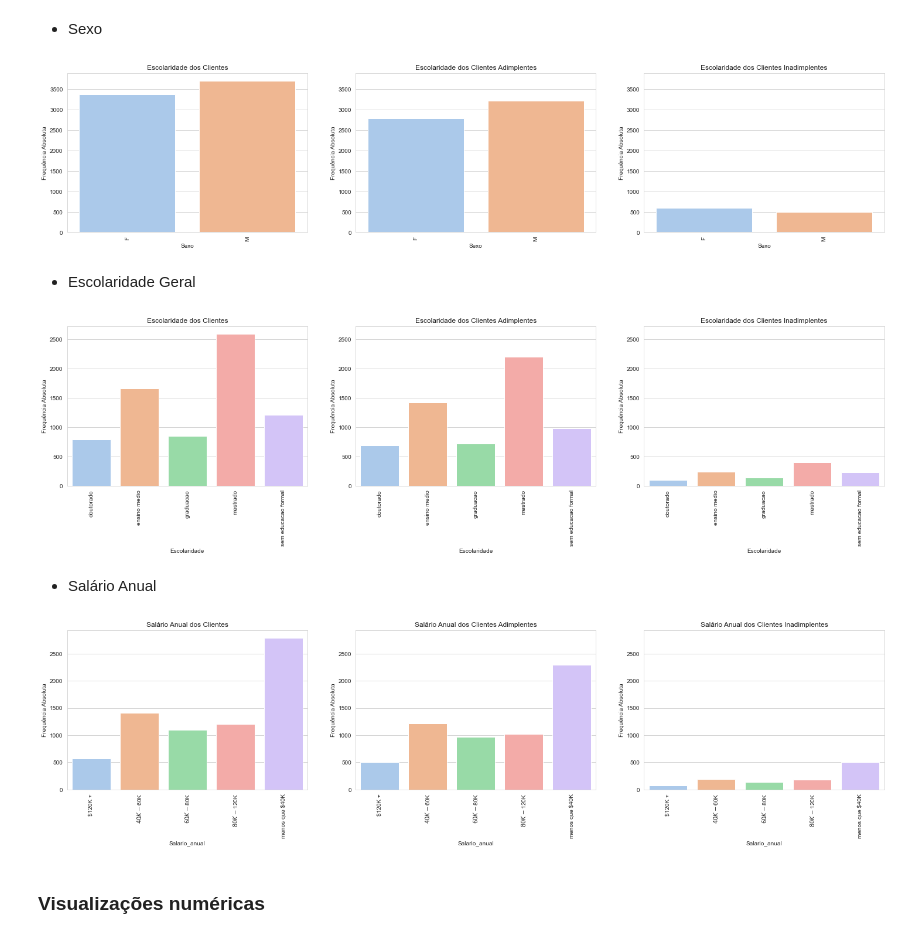
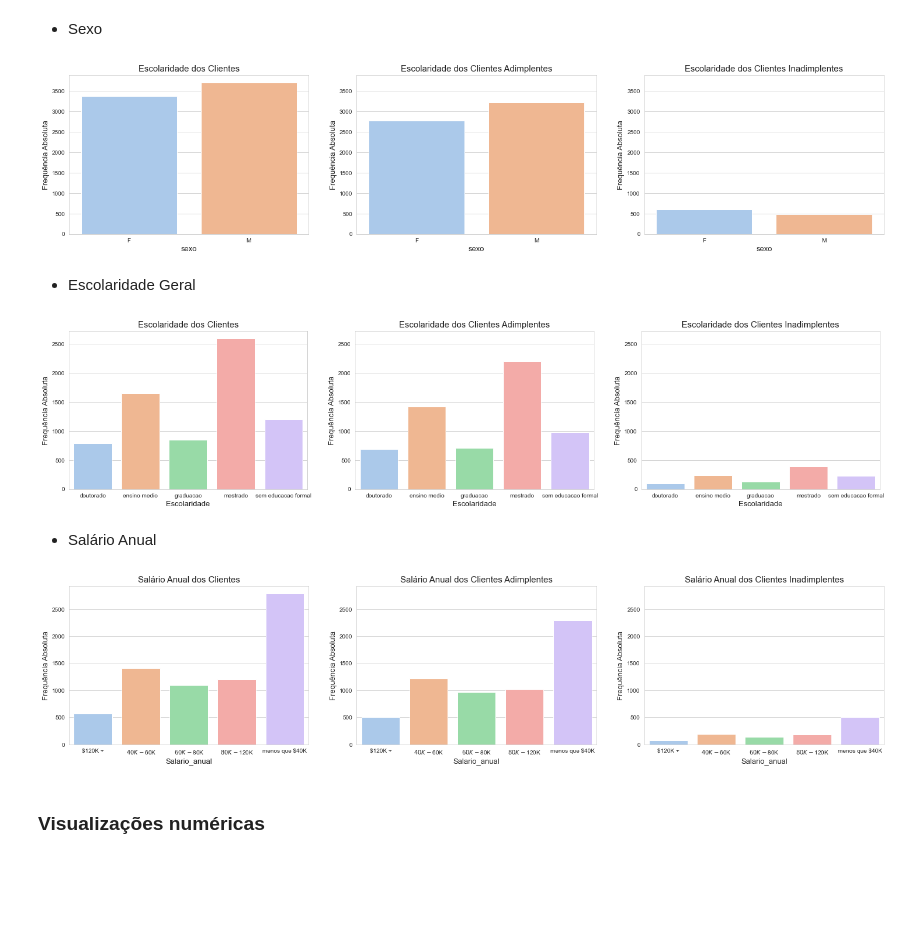
Before and after one commit to fsemeneze/Analise-de-clientes-inadimplentes, a Jupyter notebook: Script/analise_de_clientes.ipynb, the cells around one changed output. Drawn from its saved outputs; the diff is of its cells as text; code cells hidden in the pictures; blank space fills up the shorter version.

```diff
--- a/Script/analise_de_clientes.ipynb
+++ b/Script/analise_de_clientes.ipynb
@@ -396,7 +396,11 @@ for dataframe in [df_clientes, df_clientes_adimplente, df_clientes_inadimplente]
 
   f = sns.barplot(x=df_to_plot[coluna], y=df_to_plot['frequencia_absoluta'], ax=eixos[eixo])
   f.set(title=titulos[eixo], xlabel=coluna.capitalize(), ylabel='Frequência Absoluta')
-  f.set_xticklabels(labels=f.get_xticklabels(), rotation=90)
+  f.set_xticklabels(labels=f.get_xticklabels())
+  f.set_xlabel('sexo')
+  f.xaxis.label.set_fontsize(13)
+  f.title.set_fontsize(15)
+  f.yaxis.label.set_fontsize(13)
 
   _, max_y_f = f.get_ylim()
   max_y = max_y_f if max_y_f > max_y else max_y
@@ -406,41 +410,44 @@ for dataframe in [df_clientes, df_clientes_adimplente, df_clientes_inadimplente]
 
 figura.show()
 # %% [output]
-[figure, old version]
+[figure, new version]
 # %% [markdown]
 * Escolaridade Geral
 # %%
 coluna = 'escolaridade'
 titulos = ['Escolaridade dos Clientes', 'Escolaridade dos Clientes Adimplentes', 'Escolaridade dos Clientes Inadimplentes']
 dataframes = [df_clientes, df_clientes_adimplente, df_clientes_inadimplente]
 
 eixo = 0
 max_y = 0
 max = df_clientes.select_dtypes('object').describe()[coluna]['freq'] * 1.1
 
 figura, eixos = plt.subplots(1,3, figsize=(25, 5), sharex=True)
 
 for dataframe in [df_clientes, df_clientes_adimplente, df_clientes_inadimplente]:
 
   df_to_plot = dataframe[coluna].value_counts().to_frame()
   df_to_plot.rename(columns={coluna: 'frequencia_absoluta'}, inplace=True)
   df_to_plot[coluna] = df_to_plot.index
   df_to_plot.sort_values(by=[coluna], inplace=True)
   df_to_plot.sort_values(by=[coluna])
 
   f = sns.barplot(x=df_to_plot[coluna], y=df_to_plot['frequencia_absoluta'], ax=eixos[eixo])
   f.set(title=titulos[eixo], xlabel=coluna.capitalize(), ylabel='Frequência Absoluta')
-  f.set_xticklabels(labels=f.get_xticklabels(), rotation=90)
+  f.set_xticklabels(labels=f.get_xticklabels())
+  f.xaxis.label.set_fontsize(13)
+  f.title.set_fontsize(15)
+  f.yaxis.label.set_fontsize(13)
 
   _, max_y_f = f.get_ylim()
   max_y = max_y_f if max_y_f > max_y else max_y
   f.set(ylim=(0, max_y))
 
   eixo += 1
 
 figura.show()
 # %% [output]
-[figure, old version]
+[figure, new version]
 # %% [markdown]
 * Salário Anual
 # %%
@@ -461,7 +468,12 @@ for dataframe in [df_clientes, df_clientes_adimplente, df_clientes_inadimplente]
 
   f = sns.barplot(x=df_to_plot[coluna], y=df_to_plot['frequencia_absoluta'], ax=eixos[eixo])
   f.set(title=titulos[eixo], xlabel=coluna.capitalize(), ylabel='Frequência Absoluta')
-  f.set_xticklabels(labels=f.get_xticklabels(), rotation=90)
+  f.set_xticklabels(labels=f.get_xticklabels())
+  f.xaxis.label.set_fontsize(13)
+  f.title.set_fontsize(15)
+  f.yaxis.label.set_fontsize(13)
+
+
   _, max_y_f = f.get_ylim()
   max_y = max_y_f if max_y_f > max_y else max_y
   f.set(ylim=(0, max_y))
@@ -469,7 +481,7 @@ for dataframe in [df_clientes, df_clientes_adimplente, df_clientes_inadimplente]
 
 figura.show()
 # %% [output]
-[figure, old version]
+[figure, new version]
 # %% [markdown]
 ### Visualizações numéricas
 # %% [markdown]
```
Also changed, not shown: parts of 3 cells of this notebook.
